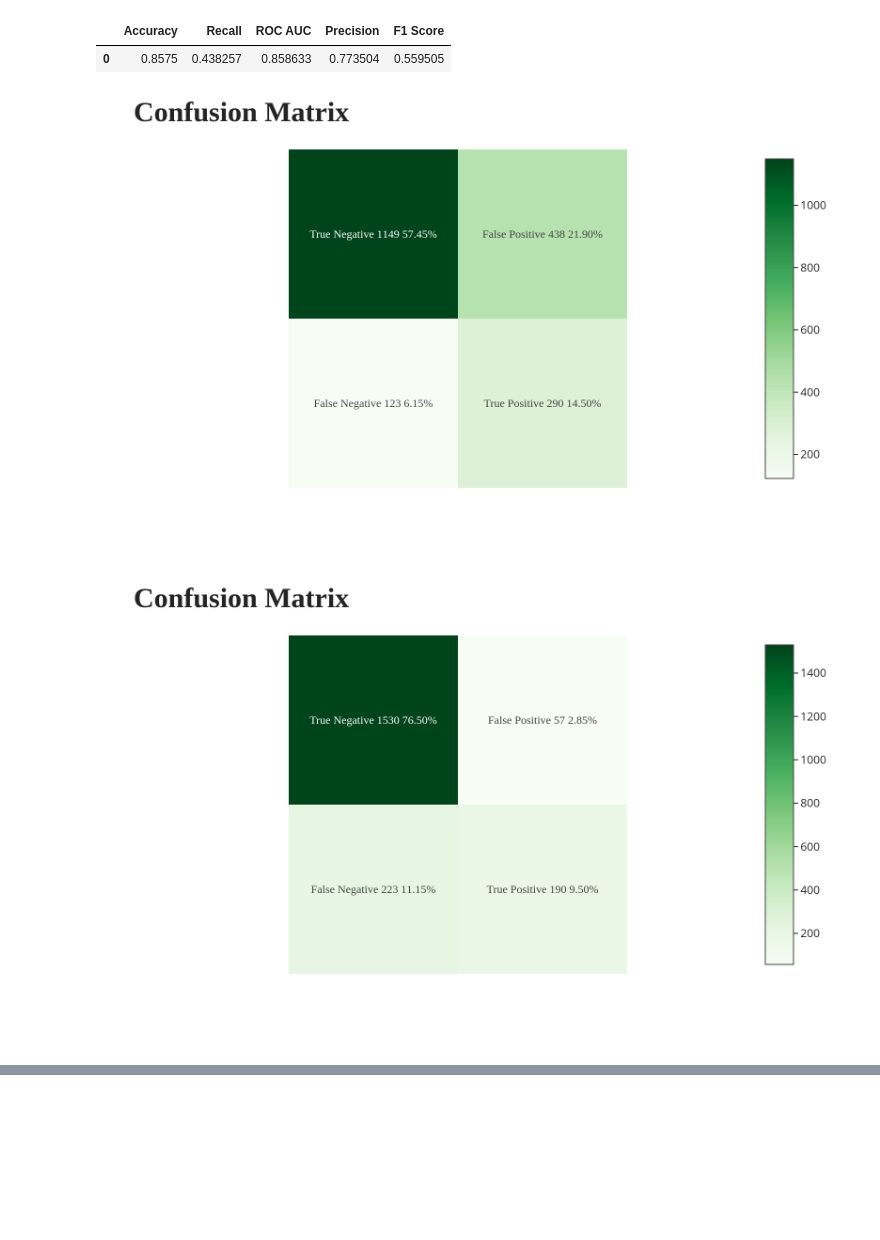
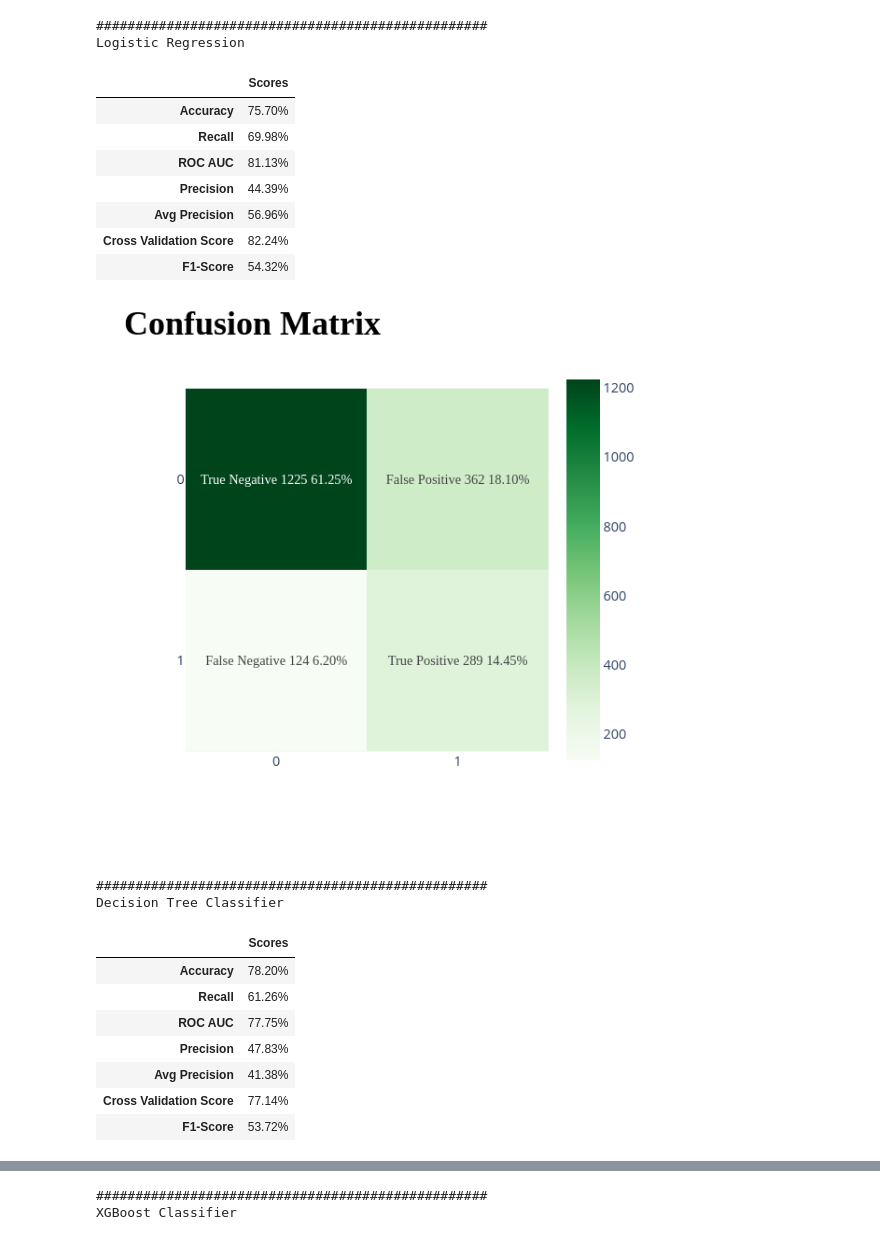
Before and after one commit to Fabio-luiz-sousa/bank_customer_churn_prediction, a Jupyter notebook: modeling/modeling.ipynb, the cells around one changed output, grey strips where cells are left out. Cells and saved outputs as stored; diff of their text form; code cells hidden in the pictures; blank space fills up the shorter version.

Commit message:
atualizando a eda, e finalizando a modelagem

```diff
--- a/modeling/modeling.ipynb
+++ b/modeling/modeling.ipynb
@@ -20,3 +86,4 @@ from sklearn.ensemble import RandomForestClassifier
 # %%
-# carregando o data set
-df = pd.read_csv('../data/Churn_Modelling.csv')
+# carregando o dataset
+df = pd.read_csv('../data/df_cleaned.csv')
+df
@@ -23,6 +104,6 @@ df = pd.read_csv('../data/Churn_Modelling.csv')
 # %%
 # Separando as features e a response variable
-X = df.drop(['RowNumber', 'CustomerId','Surname','Exited'],axis=1)
+X = df.drop(['Surname','Exited'],axis=1)
 y = df['Exited']
 # %%
 # Separando em treino e teste
@@ -162,32 +111,35 @@ df_metrics
-# %%
-df_metrics = avalaibe_lr(rd, X_train,X_test,y_train, y_test)
-df_metrics
-# %% [output]
-|  | Accuracy | Recall | ROC AUC | Precision | F1 Score |
-| 0 | 0.8575 | 0.438257 | 0.858633 | 0.773504 | 0.559505 |
-# %%
-# função que plota  matriz de confusão
-def plot_cunfusion_matrix(lr: LogisticRegression,X_train: pd.DataFrame,X_test: pd.DataFrame,y_train: pd.Series,y_test: pd.Series) -> None:
-
-    lr.fit(X_train,y_train)
-    y_pred = lr.predict(X_test)
-    cm = confusion_matrix(y_test,y_pred)
-    names = ['True Negative','False Positive','False Negative','True Positive']
-    counts = [num for num in cm.flatten()]
-    percents = [f'{num:.2%}' for num in cm.flatten()/np.sum(cm)]
-    labels = [f'{value_1}\n{value_2}\n{value_3}' for value_1,value_2,value_3 in zip(names,counts,percents)]
-    labels = np.asarray(labels).reshape(2,2)
-    fig = px.imshow(cm,x=['0','1'],y=['0','1'],color_continuous_scale='greens')
-    fig.update_traces(text=labels,texttemplate='%{text}',textfont = dict(size=12,family='Rockwell'))
-    fig.update_layout(title = dict(text='<b>Confusion Matrix</b>',font_family='RockWell',font_size=30),width=500,template='simple_white')
-    fig.update_yaxes(showline=False,showticklabels=False,ticks='')
-    fig.update_xaxes(showline=False,showticklabels=False,ticks='')
-    fig.show('png',scale=2,width=800)
-
-plot_cunfusion_matrix(lr,X_train,X_test,y_train,y_test)
-# %% [output]
-[figure, removed]
-# %%
-plot_cunfusion_matrix(rd,X_train,X_test,y_train,y_test)
-# %% [output]
-[figure, removed]
+# %%
+dict_models = {
+    'Logistic Regression': LogisticRegression(penalty='l1',solver='liblinear',max_iter=1000,class_weight={0:0.2037,1:0.7963}),
+    'Decision Tree Classifier': DecisionTreeClassifier(criterion='gini',max_depth=2,class_weight={0:0.2037,1:0.7963}),
+    'XGBoost Classifier': XGBClassifier(n_estimators = 1000, max_depth = 2,scale_pos_weight=3.92),
+    'Random Forest Classifier': RandomForestClassifier(n_estimators = 1000, max_depth = 7,class_weight={0:0.2037,1:0.7963}),
+}
+for name, model in dict_models.items():
+    print('#'*50)
+    print(name)
+    metrics,figure = avalaibe_model(preprocessor_pipeline(model),X_train,X_test,y_train, y_test)
+    display(metrics)
+    figure.show('png',scale=1.2,width=500,height=500)
+# %% [output]
+##################################################
+Logistic Regression
+|  | Scores |
+| Accuracy | 75.70% |
+| Recall | 69.98% |
+| ROC AUC | 81.13% |
+| Precision | 44.39% |
+| Avg Precision | 56.96% |
+| Cross Validation Score | 82.24% |
+| F1-Score | 54.32% |
+[figure, added]
+##################################################
+Decision Tree Classifier
+|  | Scores |
+| Accuracy | 78.20% |
+| Recall | 61.26% |
+| ROC AUC | 77.75% |
+| Precision | 47.83% |
+| Avg Precision | 41.38% |
+| Cross Validation Score | 77.14% |
+| F1-Score | 53.72% |
@@ -193,0 +147,2 @@ plot_cunfusion_matrix(rd,X_train,X_test,y_train,y_test)
+##################################################
+XGBoost Classifier
```
Also changed, not shown: parts of 17 cells of this notebook, 2 other files.
